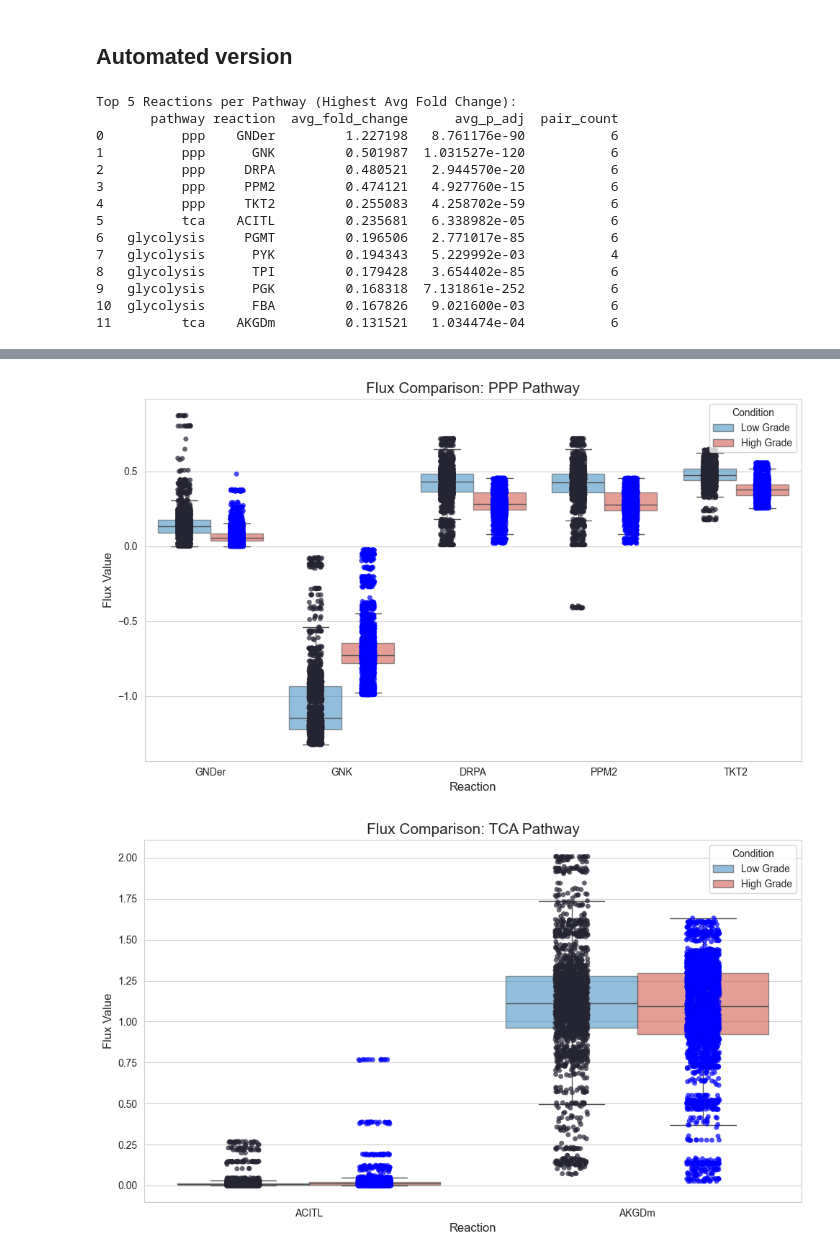
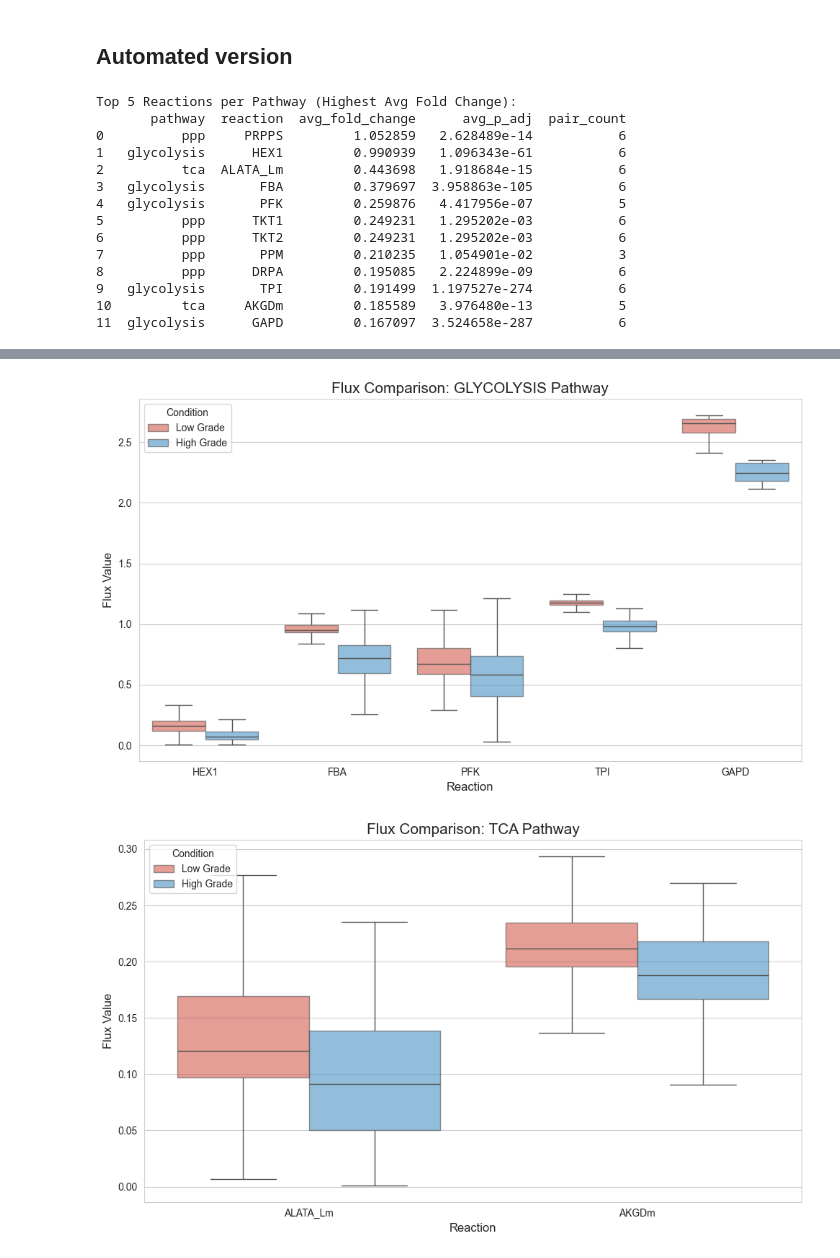
Before and after one commit to MishkaNastia/Ovarian-Cancer, a Jupyter notebook: flux_composition.ipynb, the cells around one changed output, grey strips where cells are left out. Drawn from its saved outputs; the diff is of its cells as text; code cells hidden in the pictures.

```diff
--- a/flux_composition.ipynb
+++ b/flux_composition.ipynb
@@ -185,7 +187,7 @@ from itertools import combinations
 # Requirement: Pairwise Fold Change must be < 0.2
 
 stable_reactions = set()
-stability_threshold = 0.40  # Max allowed difference (20%) within a group
+stability_threshold = 0.50  # Max allowed difference (20%) within a group
 
 # 1. Get all unique reactions
 all_reactions = set()
@@ -310,6 +338,9 @@ else:
     # 2. Filter for significant differences between LG and HG
     # Using your criteria: p_adj < 0.01 AND Fold Change > 0.90
     significant_pairs = df_stats[(df_stats["p_adjusted"] < 0.05)].copy()
+
+    significant_pairs = significant_pairs[significant_pairs["reaction"].isin(nonzero_reactions)]
+
 
     if significant_pairs.empty:
         print("No pairs met the significance threshold (p<0.01, FC>0.9).")
@@ -340,19 +371,19 @@ else:
         print(top5_per_pathway)
 # %% [output]
 Top 5 Reactions per Pathway (Highest Avg Fold Change):
-       pathway reaction  avg_fold_change      avg_p_adj  pair_count
-0          ppp    GNDer         1.227198   8.761176e-90           6
-1          ppp      GNK         0.501987  1.031527e-120           6
-2          ppp     DRPA         0.480521   2.944570e-20           6
-3          ppp     PPM2         0.474121   4.927760e-15           6
-4          ppp     TKT2         0.255083   4.258702e-59           6
-5          tca    ACITL         0.235681   6.338982e-05           6
-6   glycolysis     PGMT         0.196506   2.771017e-85           6
-7   glycolysis      PYK         0.194343   5.229992e-03           4
-8   glycolysis      TPI         0.179428   3.654402e-85           6
-9   glycolysis      PGK         0.168318  7.131861e-252           6
-10  glycolysis      FBA         0.167826   9.021600e-03           6
-11         tca    AKGDm         0.131521   1.034474e-04           6
+       pathway  reaction  avg_fold_change      avg_p_adj  pair_count
+0          ppp     PRPPS         1.052859   2.628489e-14           6
+1   glycolysis      HEX1         0.990939   1.096343e-61           6
+2          tca  ALATA_Lm         0.443698   1.918684e-15           6
+3   glycolysis       FBA         0.379697  3.958863e-105           6
+4   glycolysis       PFK         0.259876   4.417956e-07           5
+5          ppp      TKT1         0.249231   1.295202e-03           6
+6          ppp      TKT2         0.249231   1.295202e-03           6
+7          ppp       PPM         0.210235   1.054901e-02           3
+8          ppp      DRPA         0.195085   2.224899e-09           6
+9   glycolysis       TPI         0.191499  1.197527e-274           6
+10         tca     AKGDm         0.185589   3.976480e-13           5
+11  glycolysis      GAPD         0.167097  3.524658e-287           6
 # %%
 import matplotlib.pyplot as plt
 import seaborn as sns
@@ -422,24 +453,9 @@ for pathway in unique_pathways:
         y='flux',
         hue='Grade',
         order=order,
-        palette={"Low Grade": "#3498db", "High Grade": "#e74c3c"}, # Blue vs Red
+        palette={"Low Grade": "#e74c3c" , "High Grade": "#3498db" }, # Blue vs Red
         showfliers=False, # Hide outliers in boxplot (points show them anyway)
         boxprops={'alpha': 0.6} # Make boxes slightly transparent
-    )
-
-    # 2. Add Strip Plot (Individual Points)
-    # dodge=True aligns the dots with the hue (LG/HG) boxes
-    sns.stripplot(
-        data=subset,
-        x='reaction',
-        y='flux',
-        hue='Grade',
-        order=order,
-        dodge=True,
-        palette ='dark:blue',
-        alpha=0.7,
-        jitter=True,
-        legend=False # Don't double up the legend
     )
 
     plt.title(f"Flux Comparison: {pathway.upper()} Pathway", fontsize=15)
@@ -449,7 +465,8 @@ for pathway in unique_pathways:
     # Clean up legend
     handles, labels = ax.get_legend_handles_labels()
     # We only want the first 2 handles (Boxplots), ignoring the extra handles from stripplot if any
-    plt.legend(handles[:2], labels[:2], title="Condition", loc='upper right')
+    plt.legend(handles[:2], labels[:2], title="Condition", loc='upper left')
+
 
     plt.tight_layout()
     plt.show()
@@ -458,2 +475,2 @@ for pathway in unique_pathways:
-[figure, old version]
+[figure, new version]
-[figure, old version]
+[figure, new version]
```
Also changed, not shown: parts of 6 cells of this notebook.
